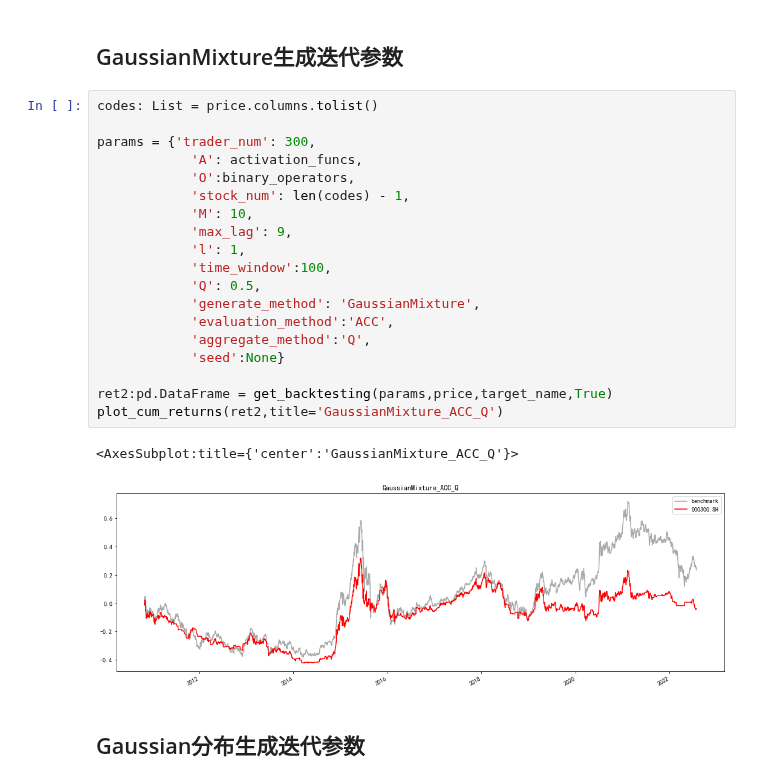
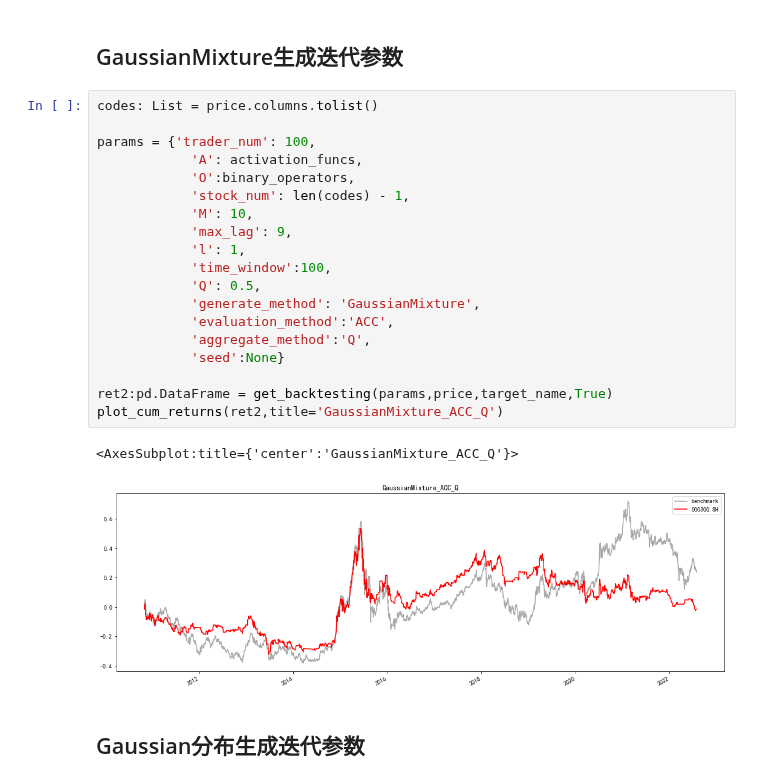
Before and after one commit to hugo2046/QuantsPlaybook, a Jupyter notebook: C-择时类/Trader-Company集成算法交易策略/Trader_Company.ipynb, the cells around one changed output. Drawn from its saved outputs; the diff is of its cells as text.

```diff
--- a/C-择时类/Trader-Company集成算法交易策略/Trader_Company.ipynb
+++ b/C-择时类/Trader-Company集成算法交易策略/Trader_Company.ipynb
@@ -153,25 +153,25 @@ plot_cum_returns(ret1,title='BayesianGaussianMixture_ACC_Q')
 # %%
 codes: List = price.columns.tolist()
 
-params = {'trader_num': 300,
+params = {'trader_num': 100,
             'A': activation_funcs,
             'O':binary_operators,
             'stock_num': len(codes) - 1,
             'M': 10,
             'max_lag': 9,
             'l': 1,
             'time_window':100,
             'Q': 0.5,
             'generate_method': 'GaussianMixture',
             'evaluation_method':'ACC',
             'aggregate_method':'Q',
             'seed':None}
 
 ret2:pd.DataFrame = get_backtesting(params,price,target_name,True)
 plot_cum_returns(ret2,title='GaussianMixture_ACC_Q')
 # %% [output]
 <AxesSubplot:title={'center':'GaussianMixture_ACC_Q'}>
-[figure, old version]
+[figure, new version]
 # %% [markdown]
 ## Gaussian分布生成迭代参数
 # %%
```
Also changed, not shown: parts of 2 cells of this notebook, 2 other files.
